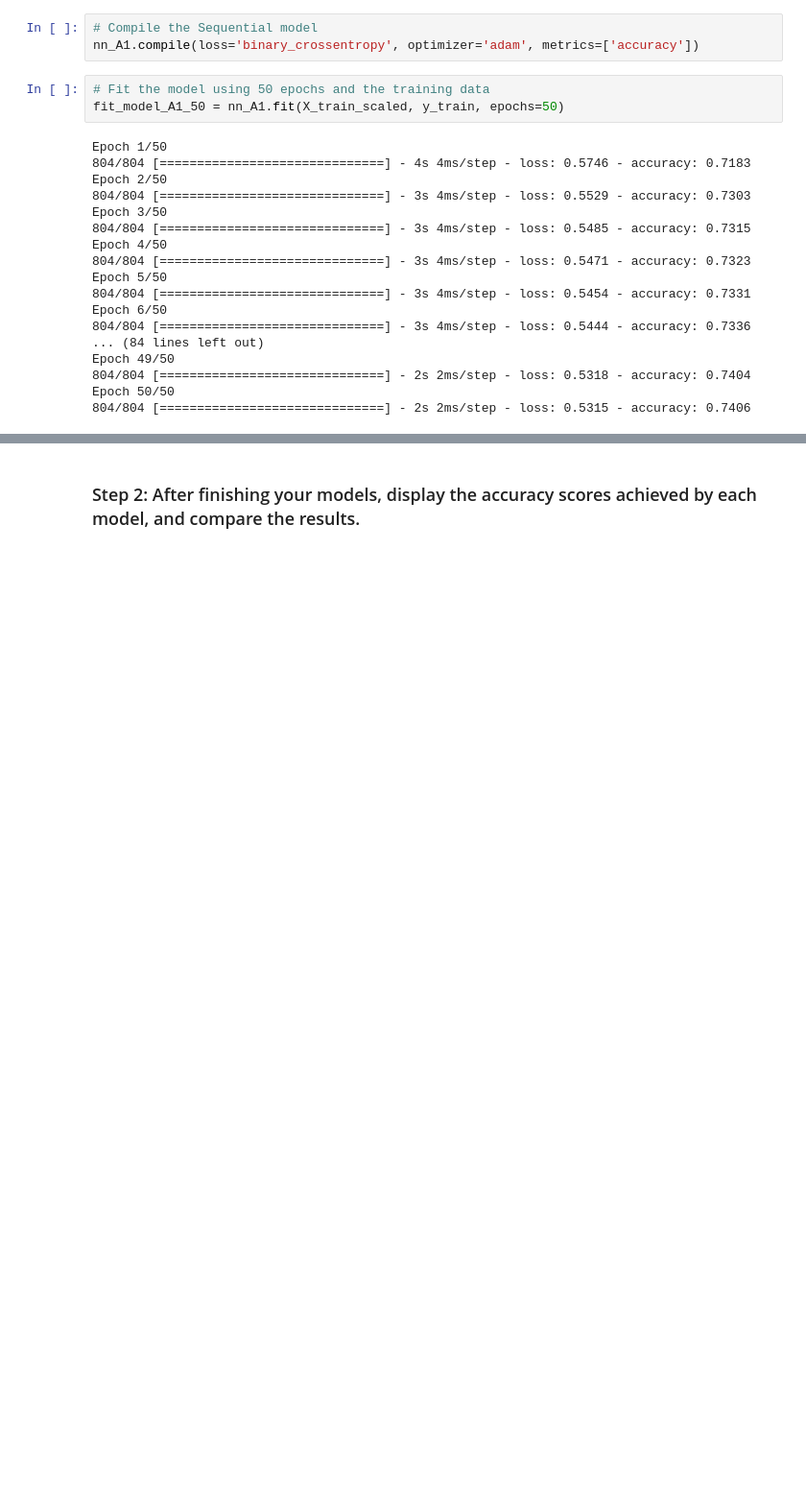
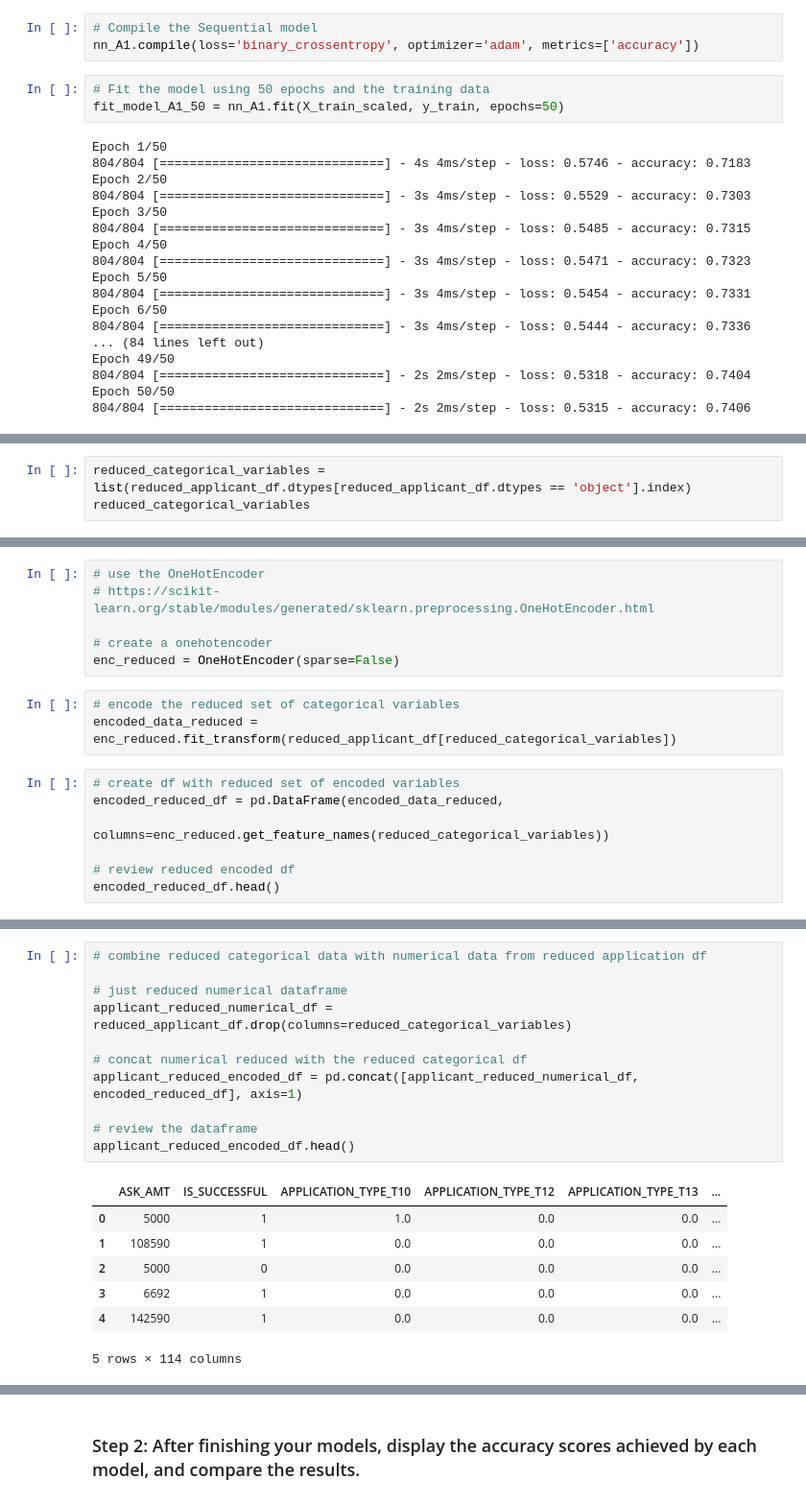
Before and after one commit to sububer/vc-fund-predictor, a Jupyter notebook: app/GC_venture_funding_with_deep_learning.ipynb, the cells around one changed output, grey strips where cells are left out. Shown: that part at 96% size. Cells and saved outputs as stored; diff of their text form; blank space fills up the shorter version.

```diff
--- a/app/GC_venture_funding_with_deep_learning.ipynb
+++ b/app/GC_venture_funding_with_deep_learning.ipynb
@@ -511,0 +539,3 @@ Epoch 50/50
+# %%
+reduced_categorical_variables = list(reduced_applicant_df.dtypes[reduced_applicant_df.dtypes == 'object'].index)
+reduced_categorical_variables
@@ -511,0 +549,16 @@ Epoch 50/50
+# %%
+# use the OneHotEncoder
+# https://scikit-learn.org/stable/modules/generated/sklearn.preprocessing.OneHotEncoder.html
+
+# create a onehotencoder
+enc_reduced = OneHotEncoder(sparse=False)
+# %%
+# encode the reduced set of categorical variables
+encoded_data_reduced = enc_reduced.fit_transform(reduced_applicant_df[reduced_categorical_variables])
+# %%
+# create df with reduced set of encoded variables
+encoded_reduced_df = pd.DataFrame(encoded_data_reduced,
+                                  columns=enc_reduced.get_feature_names(reduced_categorical_variables))
+
+# review reduced encoded df
+encoded_reduced_df.head()
@@ -511,0 +573,19 @@ Epoch 50/50
+# %%
+# combine reduced categorical data with numerical data from reduced application df
+
+# just reduced numerical dataframe
+applicant_reduced_numerical_df = reduced_applicant_df.drop(columns=reduced_categorical_variables)
+
+# concat numerical reduced with the reduced categorical df
+applicant_reduced_encoded_df = pd.concat([applicant_reduced_numerical_df, encoded_reduced_df], axis=1)
+
+# review the dataframe
+applicant_reduced_encoded_df.head()
+# %% [output]
+|  | ASK_AMT | IS_SUCCESSFUL | APPLICATION_TYPE_T10 | APPLICATION_TYPE_T12 | APPLICATION_TYPE_T13 | ... |
+| 0 | 5000 | 1 | 1.0 | 0.0 | 0.0 | ... |
+| 1 | 108590 | 1 | 0.0 | 0.0 | 0.0 | ... |
+| 2 | 5000 | 0 | 0.0 | 0.0 | 0.0 | ... |
+| 3 | 6692 | 1 | 0.0 | 0.0 | 0.0 | ... |
+| 4 | 142590 | 1 | 0.0 | 0.0 | 0.0 | ... |
+5 rows × 114 columns
```
Also changed, not shown: parts of 26 cells of this notebook.
